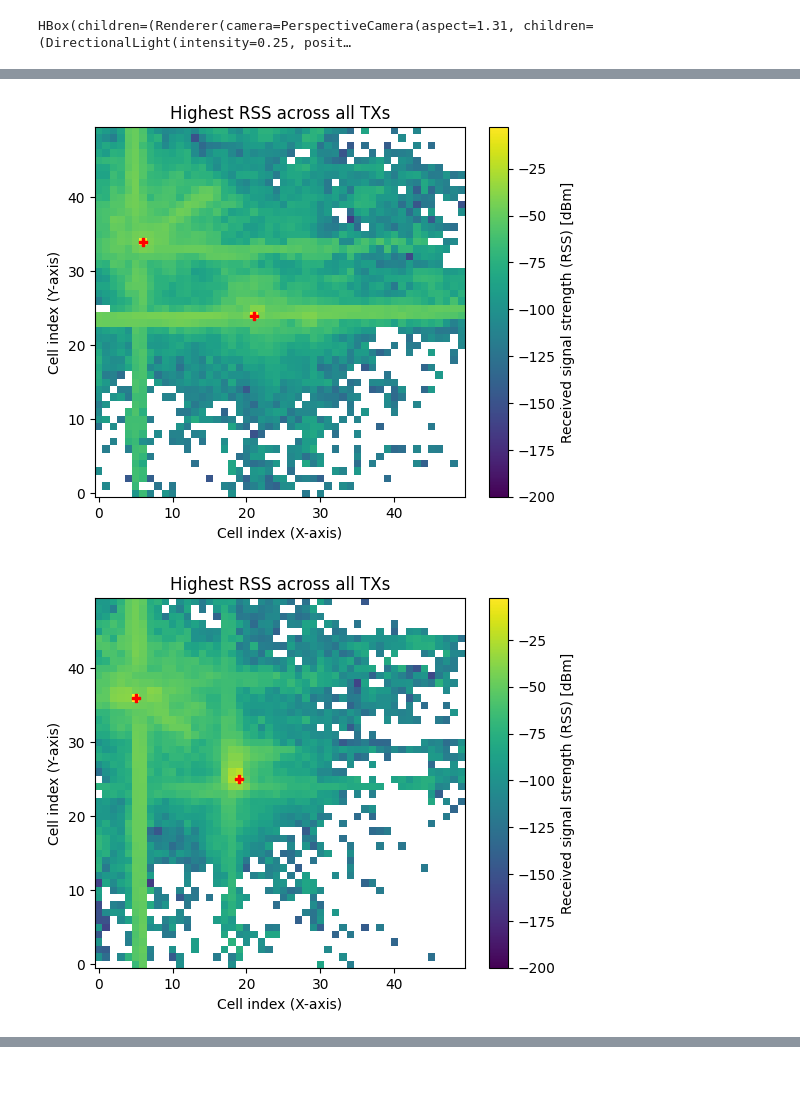
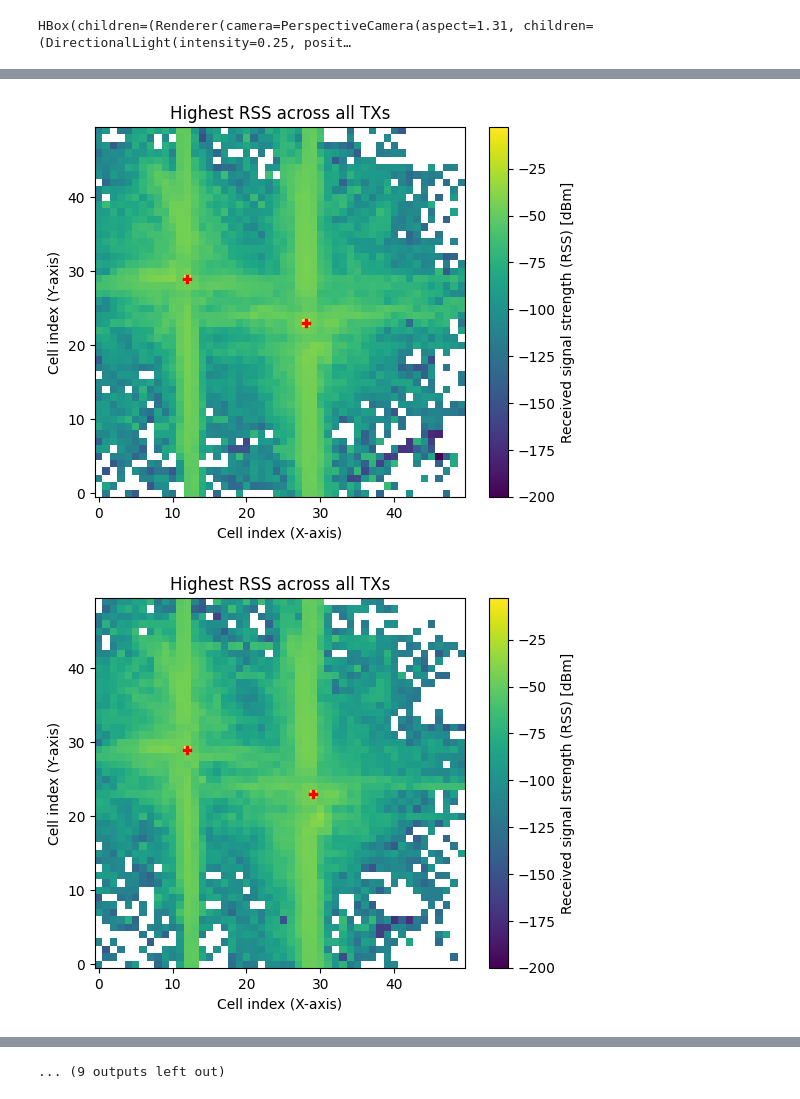
Before and after one commit to shplok/sionna_rt_jamming, a Jupyter notebook: src/main.ipynb, the cells around one changed output, grey strips where cells are left out. Drawn from its saved outputs; the diff is of its cells as text; code cells hidden in the pictures.

```diff
--- a/src/main.ipynb
+++ b/src/main.ipynb
@@ -122,8 +122,6 @@ def generate_random_walk(starting_position, num_steps, step_size,
                         time_step=0.1,
                         z_fixed=True,
                         bounds=None,
-                        movement_mode='random',
-                        momentum_factor=0.7,
                         random_seed=None):
 
     if random_seed is not None:
@@ -133,21 +131,9 @@ def generate_random_walk(starting_position, num_steps, step_size,
     path = np.zeros((num_steps, 3))
     path[0] = starting_position
 
-    # Track previous direction for momentum mode
-    prev_direction = np.random.randn(3)
-    prev_direction[2] = 0 if z_fixed else prev_direction[2]
-    prev_direction = prev_direction / np.linalg.norm(prev_direction)
-
     for step in range(1, num_steps):
-        # Generate direction based on movement mode
-        if movement_mode == 'random':
-            direction = np.random.randn(3)
-        elif movement_mode == 'momentum':
-            # Blend previous direction with random component
-            random_component = np.random.randn(3)
-            direction = momentum_factor * prev_direction + (1 - momentum_factor) * random_component
-        else:
-            raise ValueError(f"Unknown movement_mode: {movement_mode}")
+        # Generate random direction
+        direction = np.random.randn(3)
 
         # Fix z if needed
         if z_fixed:
@@ -170,7 +156,6 @@ def generate_random_walk(starting_position, num_steps, step_size,
                                              bounds[axis][1])
 
         path[step] = new_position
-        prev_direction = direction / np.linalg.norm(direction)
 
     # Calculate metadata
     distances = np.linalg.norm(np.diff(path, axis=0), axis=1)
@@ -307,35 +310,27 @@ bounds = {
 
 engine = MotionEngine(scene, bounds=bounds)
 
-# Generate paths for your two transmitters
-# Tx1 starting at [70, -10, 10]
 engine.add_random_walk(
     jammer_id="Tx1",
     starting_position=[70, -10, 10],
-    num_steps=6,  # Same as your num_displacements + 1
-    step_size=50.0,  # Adjust this to control how far it moves each step
+    num_steps=20,
+    step_size=10.0,
     time_step=1.0,
-    movement_mode='momentum',  # or 'random'
-    momentum_factor=0.7,
     z_fixed=True
 )
 
-# Tx2 starting at [-260, 100, 10]
 engine.add_random_walk(
     jammer_id="Tx2",
     starting_position=[-260, 100, 10],
-    num_steps=6,
-    step_size=50.0,
+    num_steps=15,
+    step_size=10.0,
     time_step=1.0,
-    movement_mode='momentum',
-    momentum_factor=0.7,
     z_fixed=True
 )
-
 # Create synchronized paths
 padded_paths, max_steps = engine.create_path_matrix(padding_mode='pad_end')
 
-# Radio map solver setup (from your existing code)
+# Radio map solver setup
 x_min, x_max = -500, 500
 y_min, y_max = -500, 500
 z_height = 10
@@ -399,2 +394,2 @@ Tx2 position: [-403.0, 284.5, 10.0]
-[figure, old version]
+[figure, new version]
-[figure, old version]
+[figure, new version]
@@ -401,0 +402 @@ Tx2 position: [-403.0, 284.5, 10.0]
+... (9 outputs left out)
```
Also changed, not shown: parts of 2 cells of this notebook.
